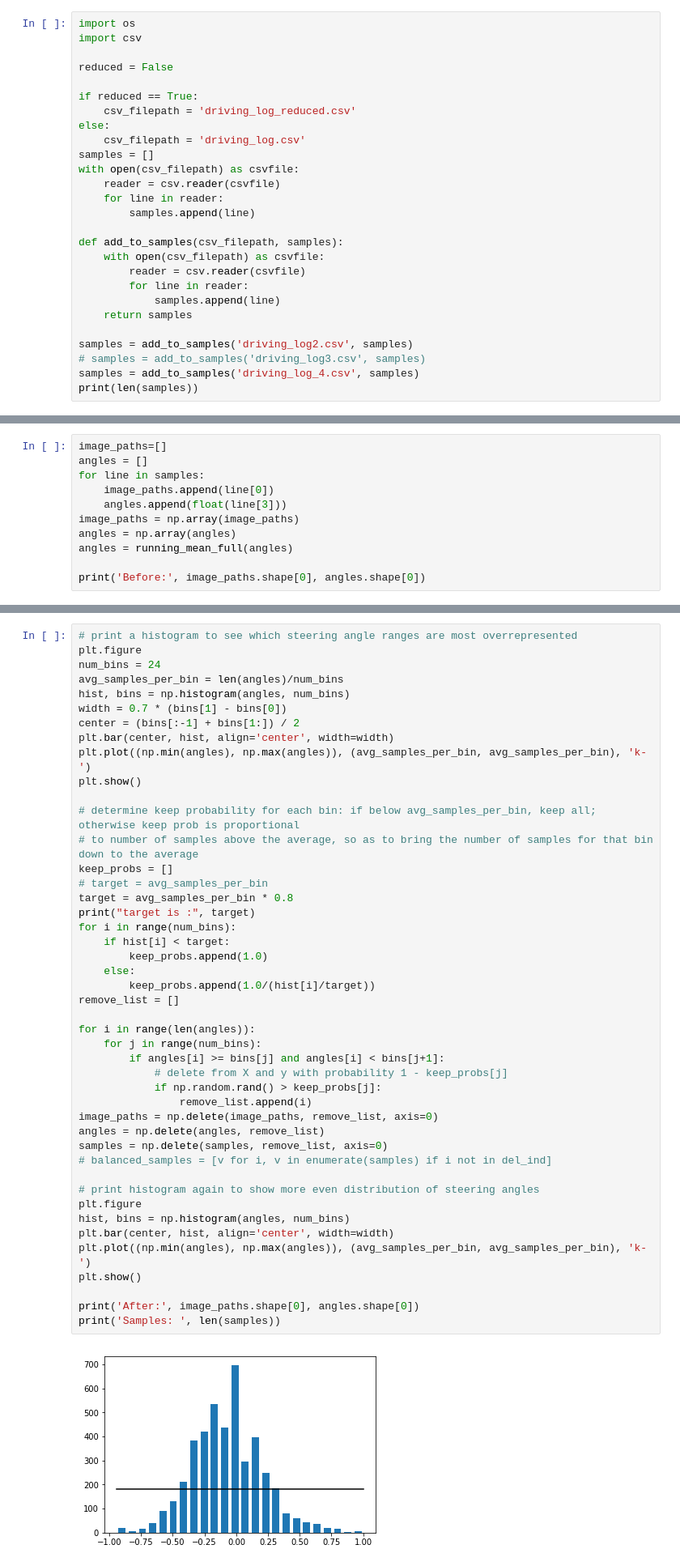
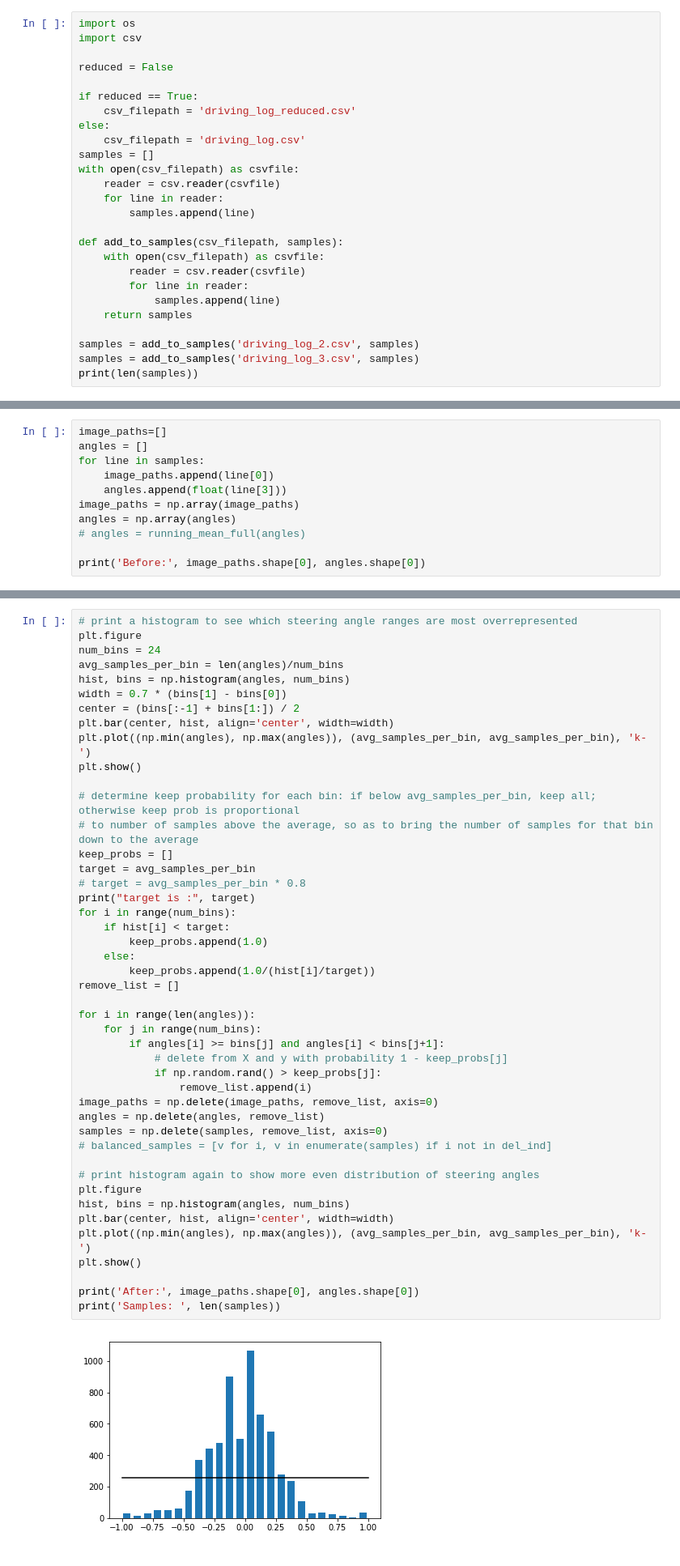
Before and after one commit to hl395/steer-prediction, a Jupyter notebook: p3-behavioural-cloning.ipynb, the cells around one changed output, grey strips where cells are left out. Shown at 81% size. Cells and saved outputs as stored; diff of their text form.

```diff
--- a/p3-behavioural-cloning.ipynb
+++ b/p3-behavioural-cloning.ipynb
@@ -46,8 +46,7 @@ def add_to_samples(csv_filepath, samples):
             samples.append(line)
     return samples
 
-samples = add_to_samples('driving_log2.csv', samples)
-# samples = add_to_samples('driving_log3.csv', samples)
-samples = add_to_samples('driving_log_4.csv', samples)
+samples = add_to_samples('driving_log_2.csv', samples)
+samples = add_to_samples('driving_log_3.csv', samples)
 print(len(samples))
 # %% [output]
@@ -122,7 +118,7 @@ for line in samples:
     angles.append(float(line[3]))
 image_paths = np.array(image_paths)
 angles = np.array(angles)
-angles = running_mean_full(angles)
+# angles = running_mean_full(angles)
 
 print('Before:', image_paths.shape[0], angles.shape[0])
 # %% [output]
@@ -142,35 +138,35 @@ plt.show()
 # determine keep probability for each bin: if below avg_samples_per_bin, keep all; otherwise keep prob is proportional
 # to number of samples above the average, so as to bring the number of samples for that bin down to the average
 keep_probs = []
-# target = avg_samples_per_bin
-target = avg_samples_per_bin * 0.8
+target = avg_samples_per_bin
+# target = avg_samples_per_bin * 0.8
 print("target is :", target)
 for i in range(num_bins):
     if hist[i] < target:
         keep_probs.append(1.0)
     else:
         keep_probs.append(1.0/(hist[i]/target))
 remove_list = []
 
 for i in range(len(angles)):
     for j in range(num_bins):
         if angles[i] >= bins[j] and angles[i] < bins[j+1]:
             # delete from X and y with probability 1 - keep_probs[j]
             if np.random.rand() > keep_probs[j]:
                 remove_list.append(i)
 image_paths = np.delete(image_paths, remove_list, axis=0)
 angles = np.delete(angles, remove_list)
 samples = np.delete(samples, remove_list, axis=0)
 # balanced_samples = [v for i, v in enumerate(samples) if i not in del_ind]
 
 # print histogram again to show more even distribution of steering angles
 plt.figure
 hist, bins = np.histogram(angles, num_bins)
 plt.bar(center, hist, align='center', width=width)
 plt.plot((np.min(angles), np.max(angles)), (avg_samples_per_bin, avg_samples_per_bin), 'k-')
 plt.show()
 
 print('After:', image_paths.shape[0], angles.shape[0])
 print('Samples: ', len(samples))
 # %% [output]
-[figure, old version]
+[figure, new version]
```
Also changed, not shown: parts of 16 cells of this notebook.
